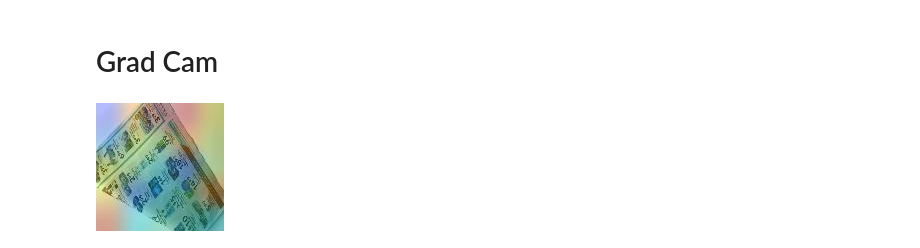
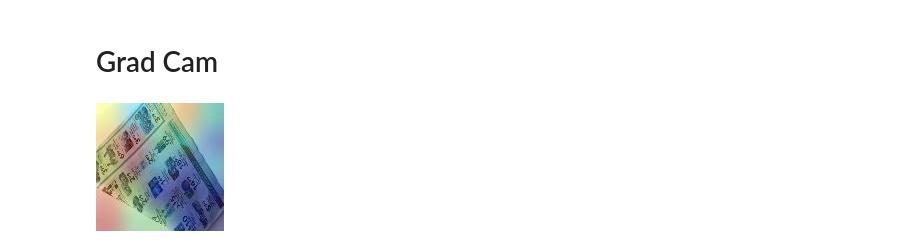
Before and after one commit to jxin11/waste-image-classification, a Jupyter notebook: Waste_Image_Classification.ipynb, the cells around one changed output. Drawn from its saved outputs; the diff is of its cells as text; code cells hidden in the pictures.

Commit message:
Create class, Train Baseline Model, Evaluation

```diff
--- a/Waste_Image_Classification.ipynb
+++ b/Waste_Image_Classification.ipynb
@@ -731,0 +958,10 @@ predictions = model.predict_generator(test_gen,
+# %%
+# Baseline Model: Inception-ResNetV2-5,10,5 (RMSprop)
+optimizer = RMSprop(learning_rate=0.001, rho=0.9, epsilon=1.0)
+model = customInceptionResnetv2(img_train, label_encoded_train, img_test, label_encoded_test, SIZE,
+                                5, 10, 5, optimizer,
+                                "baseline_5_10_5_RMSprop_weight.h5", "baseline_5_10_5_RMSprop_history")
+model1 = model.create_model()
+model1.load_weights('/content/baseline_5_10_5_RMSprop_weight.h5')
+
+predictions = model1.predict(img_test)
@@ -732,2 +972,7 @@ predictions = model.predict_generator(test_gen,
+# %%
+model = tf.keras.models.load_model('saved_model/my_model')
 # %% [markdown]
 # Evaluation
+# %%
+pred = [i.argmax() for i in model1.predict(img_test)]
+pred = le.inverse_transform(pred)
@@ -733,0 +983,5 @@ predictions = model.predict_generator(test_gen,
+# %%
+cm = confusion_matrix(label_test, pred, labels=le.classes_)
+disp = ConfusionMatrixDisplay(confusion_matrix=cm, display_labels=le.classes_)
+fig, ax = plt.subplots(figsize=(8,8), dpi=80)
+disp.plot(ax=ax)
@@ -790,32 +1047,32 @@ def save_and_display_gradcam(img_path, heatmap, cam_path="cam.jpg", alpha=0.4):
     # img = keras.preprocessing.image.img_to_array(img)
     img = img_path
 
     # Rescale heatmap to a range 0-255
     heatmap = np.uint8(255 * heatmap)
 
     # Use jet colormap to colorize heatmap
     jet = cm.get_cmap("jet")
 
     # Use RGB values of the colormap
     jet_colors = jet(np.arange(256))[:, :3]
     jet_heatmap = jet_colors[heatmap]
 
     # Create an image with RGB colorized heatmap
     jet_heatmap = keras.preprocessing.image.array_to_img(jet_heatmap)
     jet_heatmap = jet_heatmap.resize((img.shape[1], img.shape[0]))
     jet_heatmap = keras.preprocessing.image.img_to_array(jet_heatmap)
 
     # Superimpose the heatmap on original image
     superimposed_img = jet_heatmap * alpha + img
     superimposed_img = keras.preprocessing.image.array_to_img(superimposed_img)
 
     # Save the superimposed image
     superimposed_img.save(cam_path)
 
     # Display Grad CAM
     display(Image(cam_path))
 
-heatmap = make_gradcam_heatmap(np.expand_dims(img_train[20,:,:,:], axis=0), base_model, "incResC_4_act_scaling")
+heatmap = make_gradcam_heatmap(np.expand_dims(img_train[20,:,:,:], axis=0), model1, "incResC_4_act_scaling")
 save_and_display_gradcam(img_train[20,:,:,:]*255, heatmap)
 # %% [output]
-[figure, old version]
+[figure, new version]
```
Also changed, not shown: parts of 22 cells of this notebook.
